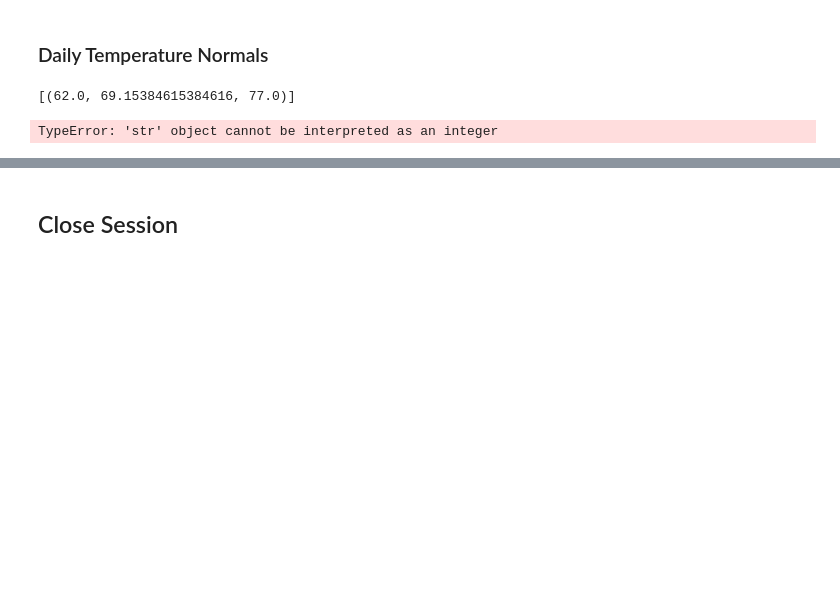
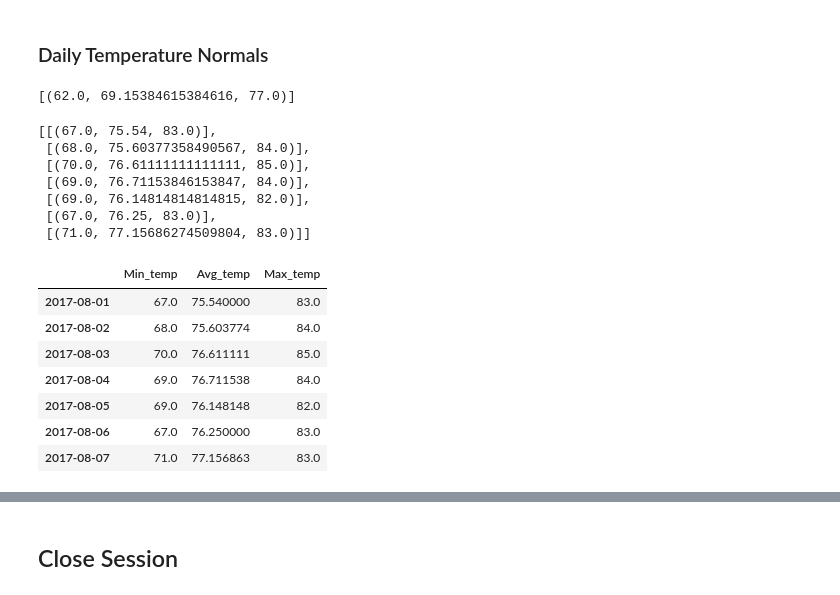
Before and after one commit to pandeysudip/Climate-Data-With-Sqlalchemy, a Jupyter notebook: temp_analysis_2.ipynb, the cells around one changed output, grey strips where cells are left out. Cells and saved outputs as stored; diff of their text form; code cells hidden in the pictures; blank space fills up the shorter version.

```diff
--- a/temp_analysis_2.ipynb
+++ b/temp_analysis_2.ipynb
@@ -206,16 +206,39 @@ start_date = '2017-08-01'
 end_date = '2017-08-07'
 
 # Use the start and end date to create a range of dates
-date_range=list(range(start_date, end_date))
-date_range
+date_range=pd.date_range(start=start_date,end=end_date)
+date_range=date_range.tolist()
 # Strip off the year and save a list of strings in the format %m-%d
-
+dates=[]
+for date in date_range:
+    date=date.strftime('%m-%d')
+    dates.append(date)
 
 # Use the `daily_normals` function to calculate the normals for each date string
 # and append the results to a list called `normals`.
+d_normal=[daily_normals(date) for date in dates]
+d_normal
 # %% [output]
-TypeError: 'str' object cannot be interpreted as an integer
+[[(67.0, 75.54, 83.0)],
+ [(68.0, 75.60377358490567, 84.0)],
+ [(70.0, 76.61111111111111, 85.0)],
+ [(69.0, 76.71153846153847, 84.0)],
+ [(69.0, 76.14814814814815, 82.0)],
+ [(67.0, 76.25, 83.0)],
+ [(71.0, 77.15686274509804, 83.0)]]
 # %%
 # Load the previous query results into a Pandas DataFrame and add the `trip_dates` range as the `date` index
+df_normal=pd.DataFrame([temp for date in d_normal for temp in date],
+                       columns=['Min_temp', 'Avg_temp', 'Max_temp'], index=date_range)
+df_normal
+# %% [output]
+|  | Min_temp | Avg_temp | Max_temp |
+| 2017-08-01 | 67.0 | 75.540000 | 83.0 |
+| 2017-08-02 | 68.0 | 75.603774 | 84.0 |
+| 2017-08-03 | 70.0 | 76.611111 | 85.0 |
+| 2017-08-04 | 69.0 | 76.711538 | 84.0 |
+| 2017-08-05 | 69.0 | 76.148148 | 82.0 |
+| 2017-08-06 | 67.0 | 76.250000 | 83.0 |
+| 2017-08-07 | 71.0 | 77.156863 | 83.0 |
 # %%
 # Plot the daily normals as an area plot with `stacked=False`
```
Also changed, not shown: parts of 1 cell of this notebook.
